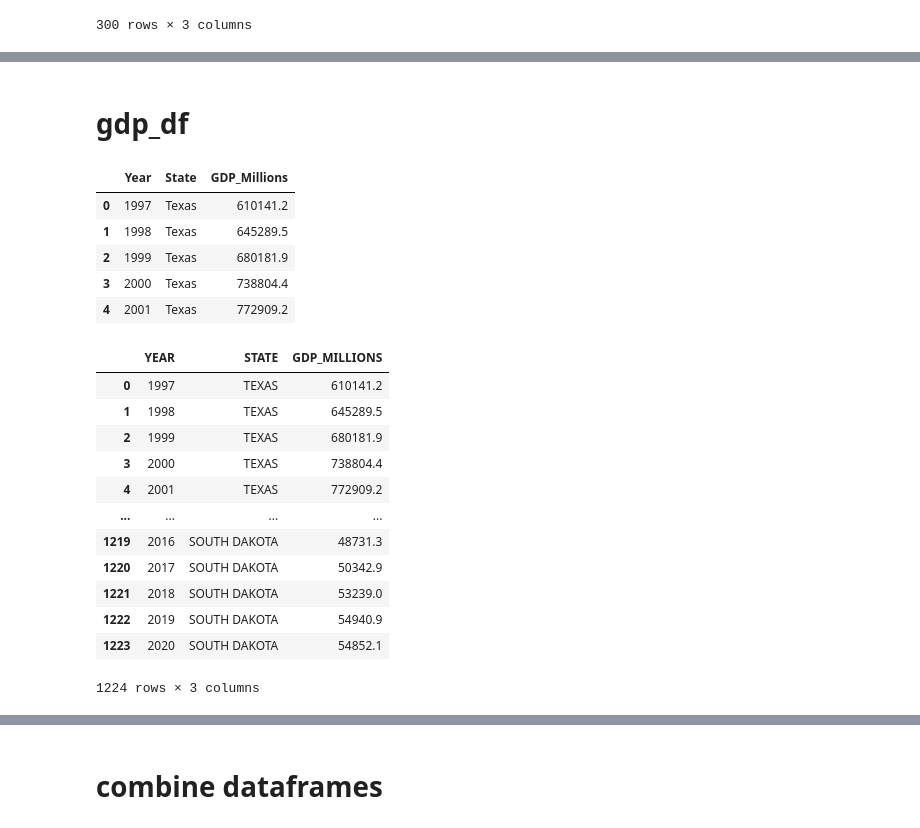
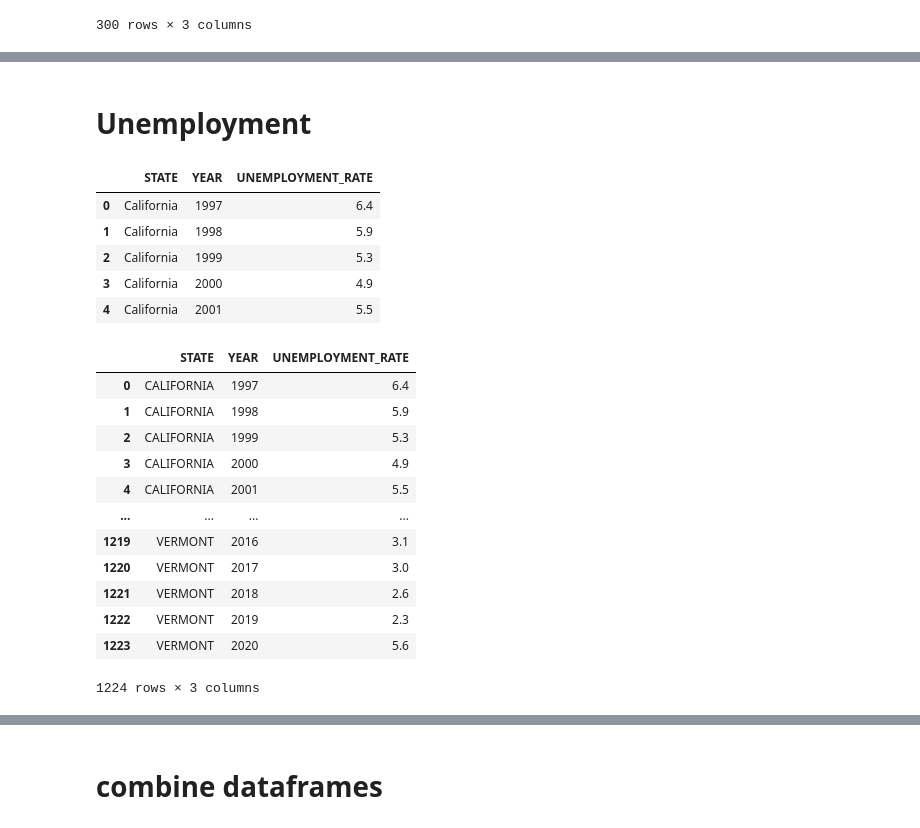
Before and after one commit to jipearson/blue-team, a Jupyter notebook: Data_Cleansing.ipynb, the cells around one changed output, grey strips where cells are left out. Drawn from its saved outputs; the diff is of its cells as text; code cells hidden in the pictures.

```diff
--- a/Data_Cleansing.ipynb
+++ b/Data_Cleansing.ipynb
@@ -330,35 +310,32 @@ guns_df
 # %% [markdown]
-# gdp_df
+# Unemployment
 # %%
 # read in csv as a df
-gdp_df = pd.read_csv('Resources/State_GDP_97_2020.csv',encoding='latin1')
-gdp_df.head()
+unemployment_df = pd.read_csv('Resources/State_Unemployment_Rate_97_20.csv')
+unemployment_df.head()
 # %% [output]
-|  | Year | State | GDP_Millions |
-| 0 | 1997 | Texas | 610141.2 |
-| 1 | 1998 | Texas | 645289.5 |
-| 2 | 1999 | Texas | 680181.9 |
-| 3 | 2000 | Texas | 738804.4 |
-| 4 | 2001 | Texas | 772909.2 |
+|  | STATE | YEAR | UNEMPLOYMENT_RATE |
+| 0 | California | 1997 | 6.4 |
+| 1 | California | 1998 | 5.9 |
+| 2 | California | 1999 | 5.3 |
+| 3 | California | 2000 | 4.9 |
+| 4 | California | 2001 | 5.5 |
 # %%
 # Change column headings to upper case and convert STATE column values to upper case
-gdp_df = gdp_df.rename(columns=str.upper)
-gdp_df['STATE'] = gdp_df['STATE'].str.upper()
-
-# Convert YEAR to int
-gdp_df['YEAR'] = gdp_df['YEAR'].astype(int)
-gdp_df
+unemployment_df = unemployment_df.rename(columns=str.upper)
+unemployment_df['STATE'] = unemployment_df['STATE'].str.upper()
+unemployment_df
 # %% [output]
-|  | YEAR | STATE | GDP_MILLIONS |
-| 0 | 1997 | TEXAS | 610141.2 |
-| 1 | 1998 | TEXAS | 645289.5 |
-| 2 | 1999 | TEXAS | 680181.9 |
-| 3 | 2000 | TEXAS | 738804.4 |
-| 4 | 2001 | TEXAS | 772909.2 |
+|  | STATE | YEAR | UNEMPLOYMENT_RATE |
+| 0 | CALIFORNIA | 1997 | 6.4 |
+| 1 | CALIFORNIA | 1998 | 5.9 |
+| 2 | CALIFORNIA | 1999 | 5.3 |
+| 3 | CALIFORNIA | 2000 | 4.9 |
+| 4 | CALIFORNIA | 2001 | 5.5 |
 | ... | ... | ... | ... |
-| 1219 | 2016 | SOUTH DAKOTA | 48731.3 |
-| 1220 | 2017 | SOUTH DAKOTA | 50342.9 |
-| 1221 | 2018 | SOUTH DAKOTA | 53239.0 |
-| 1222 | 2019 | SOUTH DAKOTA | 54940.9 |
-| 1223 | 2020 | SOUTH DAKOTA | 54852.1 |
+| 1219 | VERMONT | 2016 | 3.1 |
+| 1220 | VERMONT | 2017 | 3.0 |
+| 1221 | VERMONT | 2018 | 2.6 |
+| 1222 | VERMONT | 2019 | 2.3 |
+| 1223 | VERMONT | 2020 | 5.6 |
 1224 rows × 3 columns
```
Also changed, not shown: parts of 20 cells of this notebook, 6 other files.
